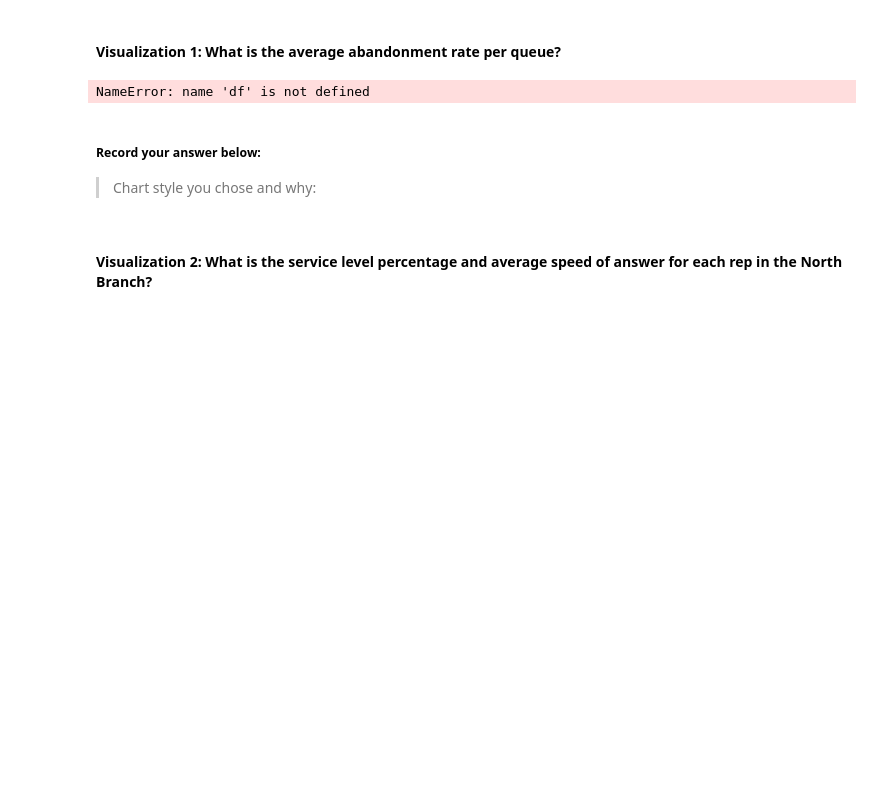
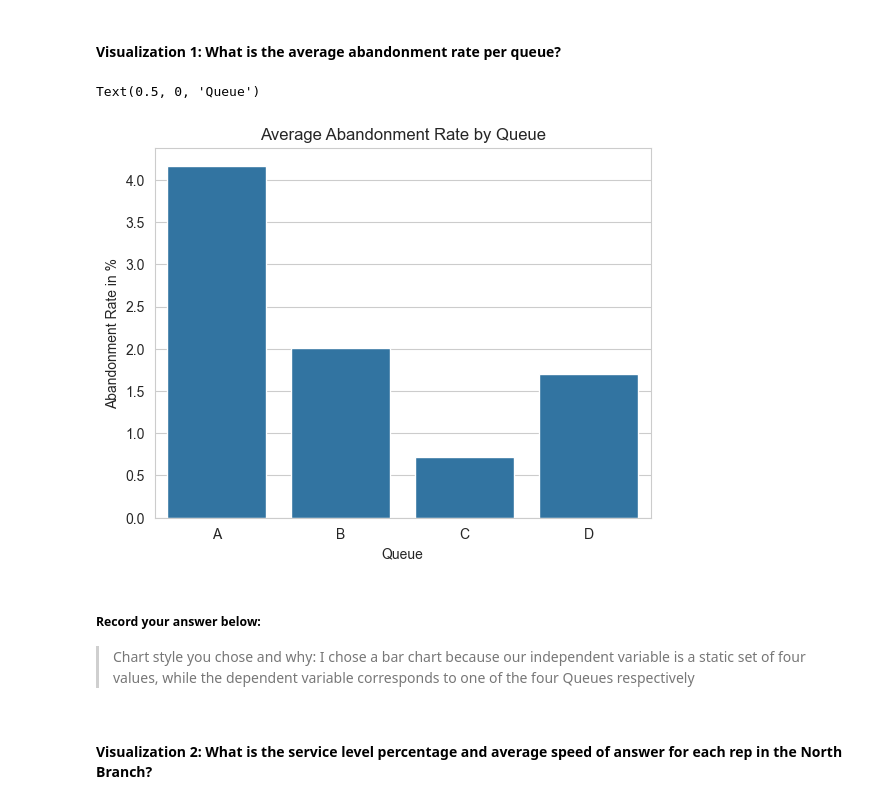
Before and after one commit to isaacevans010/call-center-cleanup-assignment, a Jupyter notebook: Call_Center_Cleanup.ipynb, the cells around one changed output. Drawn from its saved outputs; the diff is of its cells as text; code cells hidden in the pictures; blank space fills up the shorter version.

```diff
--- a/Call_Center_Cleanup.ipynb
+++ b/Call_Center_Cleanup.ipynb
@@ -201,6 +243,7 @@ Before you begin answering any questions, combine the two datasets together to c
 * Add additional code blocks as needed to show how you came to your conclusions. Add comments in your code blocks to help others understand your thinking. Record your answer below.
 # %%
 # Create dataframe for the entire company named df
+df = full_data
 # %% [markdown]
 #### Manipulation Question 1:  Group by Rep ID and sum the resulting structure. Sort by calls to determine which rep in each branch has the highest number of calls.
 # %%
@@ -252,21 +391,32 @@ Create a visualization for each of the following questions. Some of the code to
 # %%
 # Create visualization 1 here
 # Import any additional libraries needed with alias
+import seaborn as sb
+import matplotlib.pyplot as plt
+from matplotlib import style
 
 # The dictionary abandonment_rates has the data you need.
 abandonment_rates = {}
 queues = ["A", "B", "C", "D"]
 queue_dict = df.groupby("Queue").agg("sum")
 for i in range(4):
-    abandonment_rates[queues[i]] = queue_dict["Abandoned"][i] / queue_dict["Calls"][i]
+    abandonment_rates[queues[i]] = queue_dict["Abandoned"][i] / queue_dict["Calls"][i]  * 100
 
 #Your code below:
+
+sb.set_style('whitegrid')
+sb.barplot(data = abandonment_rates)
+plt.title('Average Abandonment Rate by Queue')
+plt.ylabel('Abandonment Rate in %')
+plt.xlabel('Queue')
 # %% [output]
-NameError: name 'df' is not defined
+Text(0.5, 0, 'Queue')
+[figure, added]
 # %% [markdown]
 ##### Record your answer below:
 
 > Chart style you chose and why:
+I chose a bar chart because our independent variable is a static set of four values, while the dependent variable corresponds to one of the four Queues respectively
 # %% [markdown]
 #### Visualization 2: What is the service level percentage and average speed of answer for each rep in the North Branch?
 # %%
```
Also changed, not shown: parts of 18 cells of this notebook.
